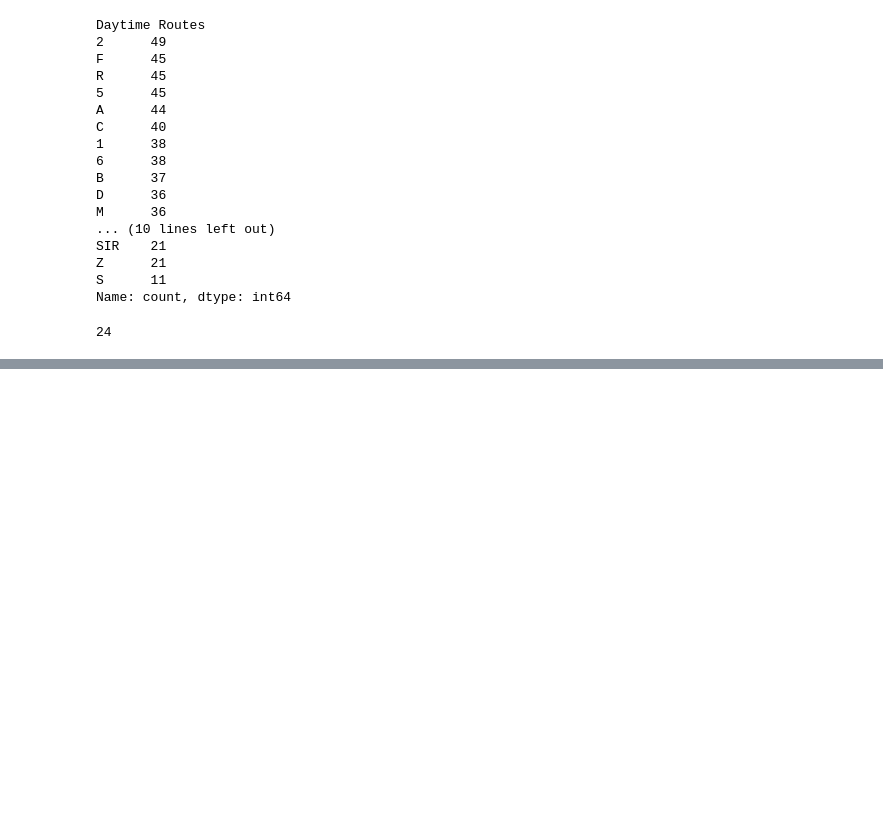
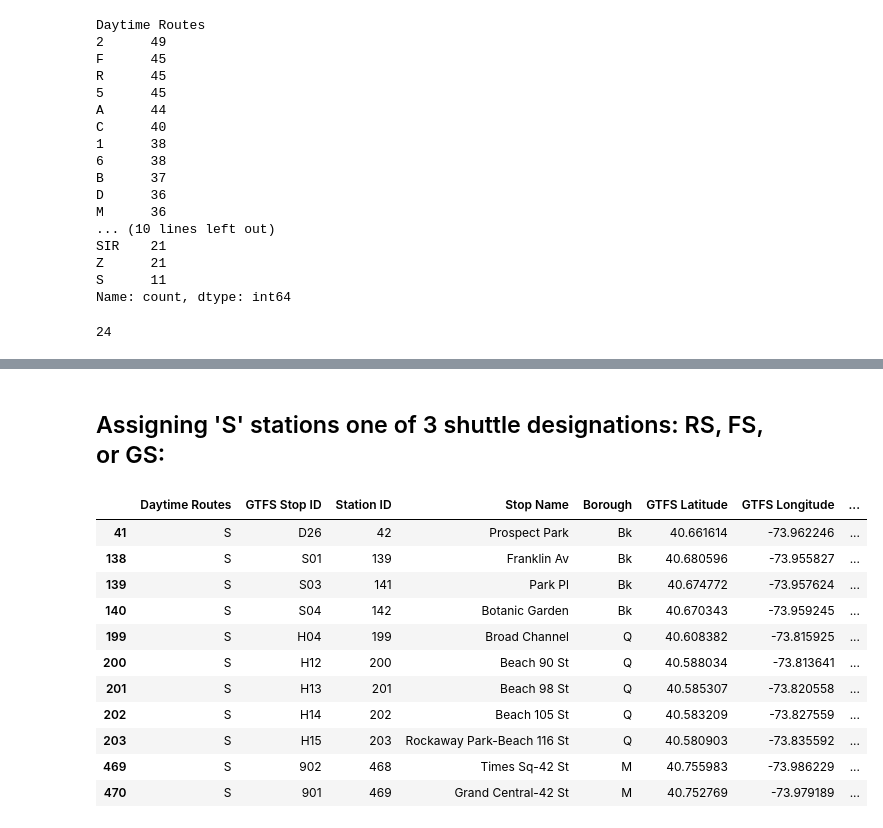
Before and after one commit to tali0n-git/NYC_Public_Schools_Analysis, a Jupyter notebook: MTA_Data_Analysis_Notebooks/MTA_Subway_Groupings.ipynb, the cells around one changed output, grey strips where cells are left out. Drawn from its saved outputs; the diff is of its cells as text; code cells hidden in the pictures; blank space fills up the shorter version.

```diff
--- a/MTA_Data_Analysis_Notebooks/MTA_Subway_Groupings.ipynb
+++ b/MTA_Data_Analysis_Notebooks/MTA_Subway_Groupings.ipynb
@@ -141,0 +179,17 @@ len(stations_expanded['Daytime Routes'].unique())
+# %% [markdown]
+## Assigning 'S' stations one of 3 shuttle designations: RS, FS, or GS:
+# %%
+stations_expanded[stations_expanded['Daytime Routes'] == 'S']
+# %% [output]
+|  | Daytime Routes | GTFS Stop ID | Station ID | Stop Name | Borough | GTFS Latitude | GTFS Longitude | ... |
+| 41 | S | D26 | 42 | Prospect Park | Bk | 40.661614 | -73.962246 | ... |
+| 138 | S | S01 | 139 | Franklin Av | Bk | 40.680596 | -73.955827 | ... |
+| 139 | S | S03 | 141 | Park Pl | Bk | 40.674772 | -73.957624 | ... |
+| 140 | S | S04 | 142 | Botanic Garden | Bk | 40.670343 | -73.959245 | ... |
+| 199 | S | H04 | 199 | Broad Channel | Q | 40.608382 | -73.815925 | ... |
+| 200 | S | H12 | 200 | Beach 90 St | Q | 40.588034 | -73.813641 | ... |
+| 201 | S | H13 | 201 | Beach 98 St | Q | 40.585307 | -73.820558 | ... |
+| 202 | S | H14 | 202 | Beach 105 St | Q | 40.583209 | -73.827559 | ... |
+| 203 | S | H15 | 203 | Rockaway Park-Beach 116 St | Q | 40.580903 | -73.835592 | ... |
+| 469 | S | 902 | 468 | Times Sq-42 St | M | 40.755983 | -73.986229 | ... |
+| 470 | S | 901 | 469 | Grand Central-42 St | M | 40.752769 | -73.979189 | ... |
```
Also changed, not shown: parts of 17 cells of this notebook.
